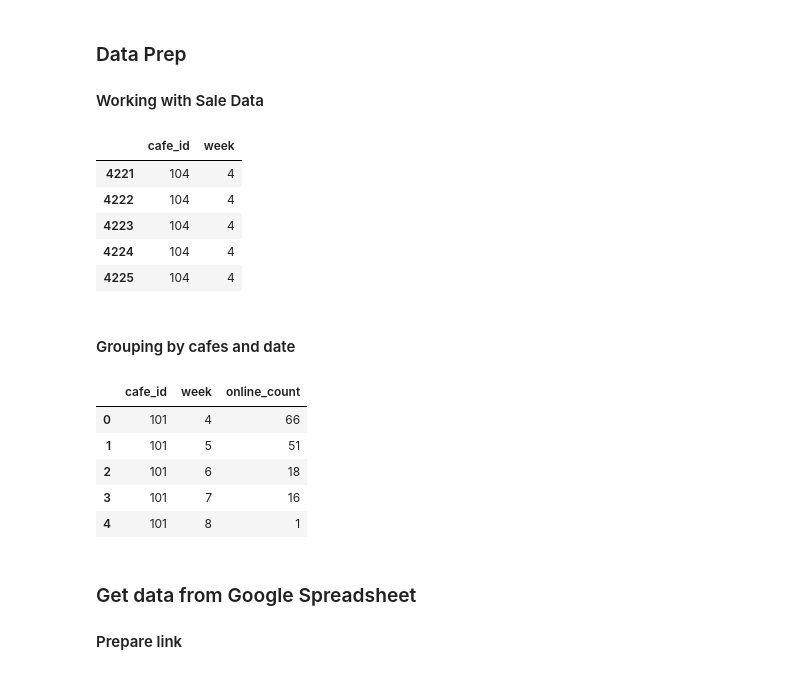
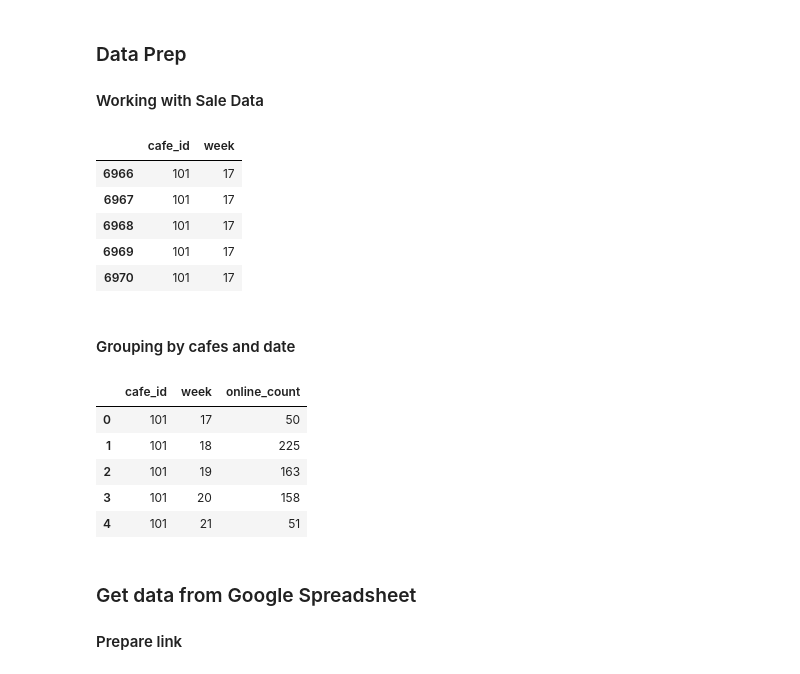
Before and after one commit to BorrowCup/WebsiteDataAnalysis, a Jupyter notebook: notebooks/SaleScanRates.ipynb, the cells around one changed output. Drawn from its saved outputs; the diff is of its cells as text; code cells hidden in the pictures.

```diff
--- a/notebooks/SaleScanRates.ipynb
+++ b/notebooks/SaleScanRates.ipynb
@@ -89,33 +89,33 @@ else:
 # %%
 # build dataframe
 saleDF = DataFrame.from_dict(saleData, orient='columns')
 
 # dropping columns
 saleDF = saleDF.drop(['cup_id', 'id', 'scanned_at', 'return_id', 'scanned_at_melbourne_date_time', 'scanned_at_melbourne_time'], axis=1)
 
 # renaming columns
 saleDF = saleDF.rename(columns={"scanned_at_melbourne_date": "date"})
 
 # converting date column to datetime64 datatype
 saleDF['date'] = to_datetime(saleDF['date'], dayfirst=True)
 
-# get data post 22nd Jan 2020
-saleDF = saleDF[saleDF['date'] >= '2020/01/22']
+# get data post 22nd Jan 2020 EDIT - post 2021 3nd of Feb
+saleDF = saleDF[saleDF['date'] >= '2021/02/03']
 
 # get weeks from date
 saleDF['week'] = saleDF['date'].dt.isocalendar().week
 
 # drop date
 saleDF = saleDF.drop('date', axis=1)
 
 saleDF.head()
 # %% [output]
 |  | cafe_id | week |
-| 4221 | 104 | 4 |
-| 4222 | 104 | 4 |
-| 4223 | 104 | 4 |
-| 4224 | 104 | 4 |
-| 4225 | 104 | 4 |
+| 6966 | 101 | 17 |
+| 6967 | 101 | 17 |
+| 6968 | 101 | 17 |
+| 6969 | 101 | 17 |
+| 6970 | 101 | 17 |
 # %% [markdown]
 #### Grouping by cafes and date
 # %%
@@ -123,11 +123,11 @@ groupedOnlineSalesDF = saleDF.groupby(['cafe_id','week']).size().reset_index(nam
 groupedOnlineSalesDF.head()
 # %% [output]
 |  | cafe_id | week | online_count |
-| 0 | 101 | 4 | 66 |
-| 1 | 101 | 5 | 51 |
-| 2 | 101 | 6 | 18 |
-| 3 | 101 | 7 | 16 |
-| 4 | 101 | 8 | 1 |
+| 0 | 101 | 17 | 50 |
+| 1 | 101 | 18 | 225 |
+| 2 | 101 | 19 | 163 |
+| 3 | 101 | 20 | 158 |
+| 4 | 101 | 21 | 51 |
 # %% [markdown]
 ### Get data from Google Spreadsheet
 
```
Also changed, not shown: parts of 11 cells of this notebook, 10 other files.
